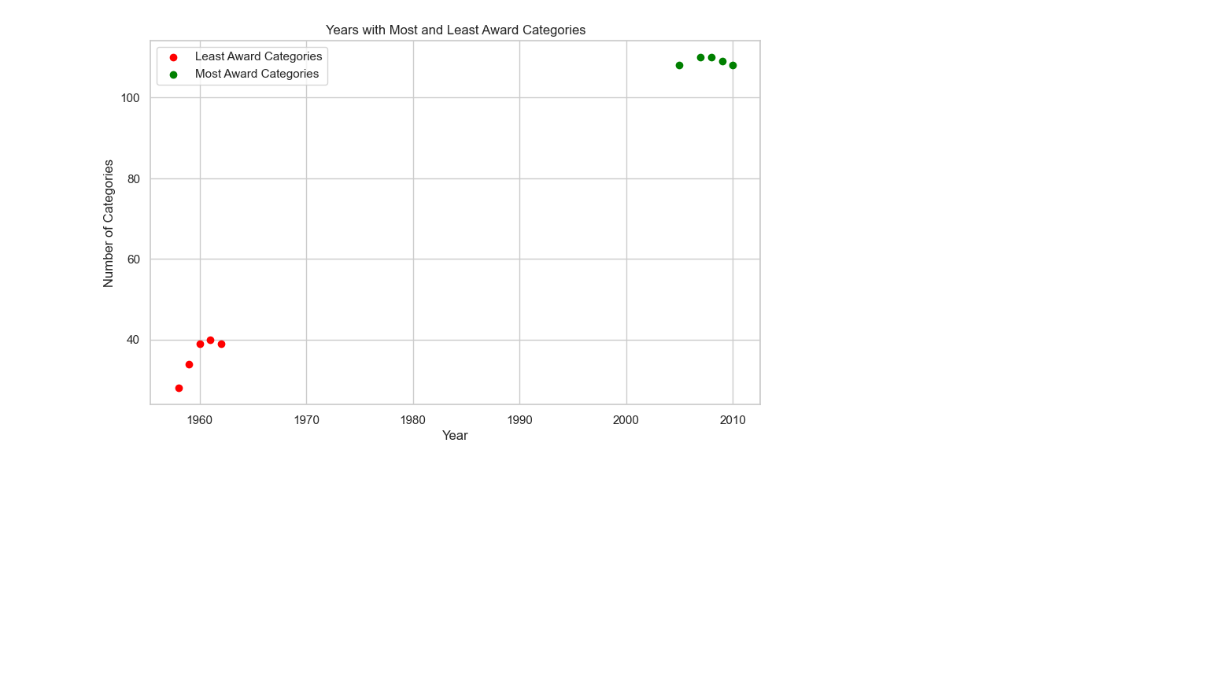
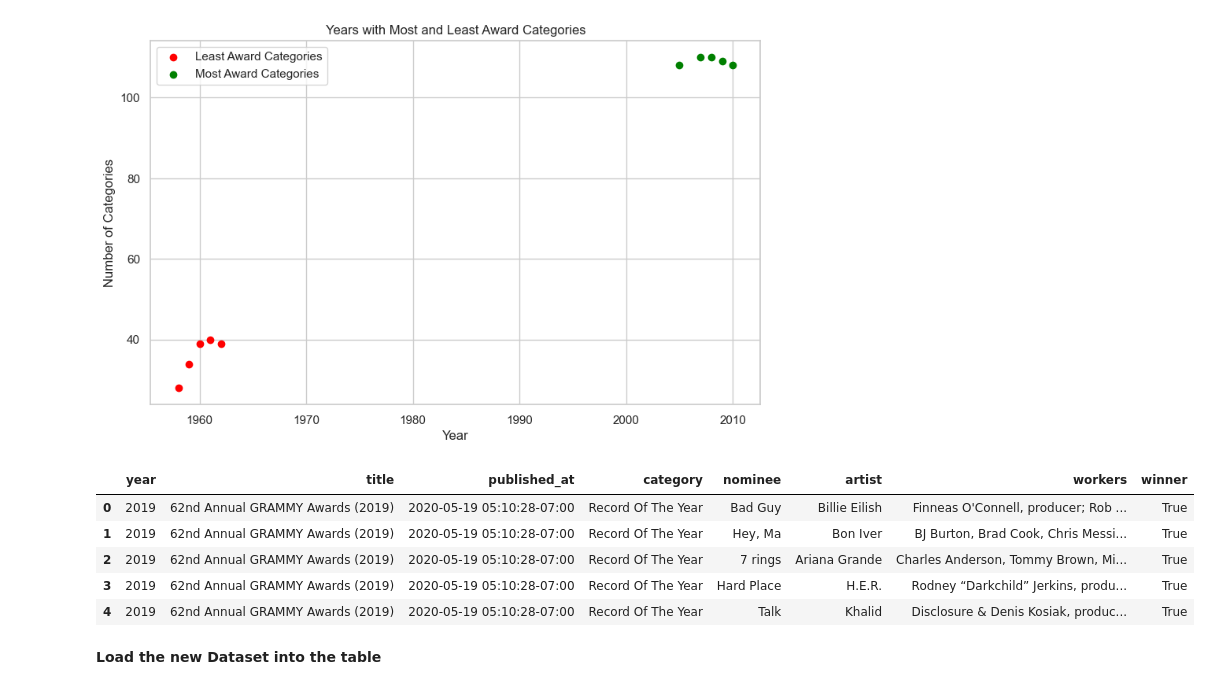
Before and after one commit to Davele12/Workshop2, a Jupyter notebook: DavidWorkshop2/notebooks/grammyAwards.ipynb, the cells around one changed output. Drawn from its saved outputs; the diff is of its cells as text; code cells hidden in the pictures; blank space fills up the shorter version.

Commit message:
Updated table grammyAwards

```diff
--- a/DavidWorkshop2/notebooks/grammyAwards.ipynb
+++ b/DavidWorkshop2/notebooks/grammyAwards.ipynb
@@ -344,3 +355,14 @@ plt.grid(True)
 plt.show()
 # %% [output]
 [figure]
+# %%
+df.head(5)
+# %% [output]
+|  | year | title | published_at | category | nominee | artist | workers | winner |
+| 0 | 2019 | 62nd Annual GRAMMY Awards (2019) | 2020-05-19 05:10:28-07:00 | Record Of The Year | Bad Guy | Billie Eilish | Finneas O'Connell, producer; Rob ... | True |
+| 1 | 2019 | 62nd Annual GRAMMY Awards (2019) | 2020-05-19 05:10:28-07:00 | Record Of The Year | Hey, Ma | Bon Iver | BJ Burton, Brad Cook, Chris Messi... | True |
+| 2 | 2019 | 62nd Annual GRAMMY Awards (2019) | 2020-05-19 05:10:28-07:00 | Record Of The Year | 7 rings | Ariana Grande | Charles Anderson, Tommy Brown, Mi... | True |
+| 3 | 2019 | 62nd Annual GRAMMY Awards (2019) | 2020-05-19 05:10:28-07:00 | Record Of The Year | Hard Place | H.E.R. | Rodney “Darkchild” Jerkins, produ... | True |
+| 4 | 2019 | 62nd Annual GRAMMY Awards (2019) | 2020-05-19 05:10:28-07:00 | Record Of The Year | Talk | Khalid | Disclosure & Denis Kosiak, produc... | True |
+# %% [markdown]
+**Load the new Dataset into the table**
```
Also changed, not shown: parts of 4 cells of this notebook.
